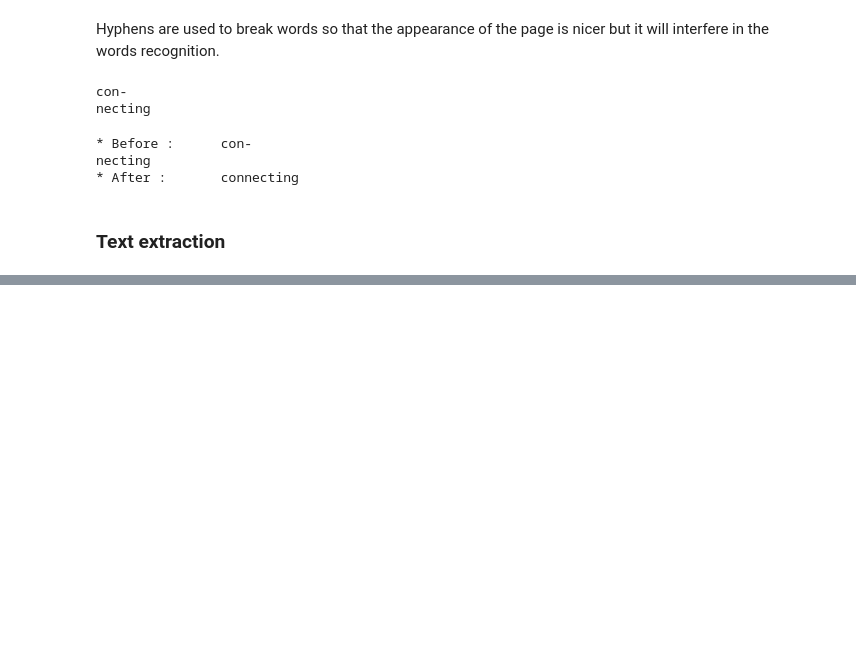
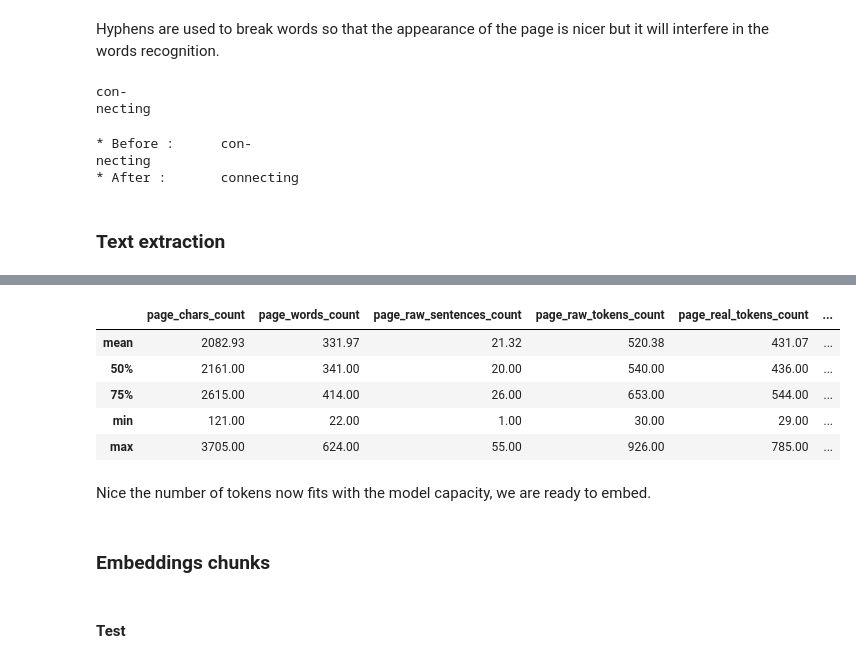
Before and after one commit to anquetos/gcp-professional-data-engineer-rag, a Jupyter notebook: test-pdf-import.ipynb, the cells around one changed output, grey strips where cells are left out. Cells and saved outputs as stored; diff of their text form; code cells hidden in the pictures; blank space fills up the shorter version.

Commit message:
Added token counts and text chunking.

```diff
--- a/test-pdf-import.ipynb
+++ b/test-pdf-import.ipynb
@@ -591,0 +300,10 @@ Embedding: [-2.07982659e-02  3.03164534e-02 -2.01218035e-02  6.86484650e-02
+# %%
+# Calculate raw tokens count
+for page in extracted_pages:
+    page["page_raw_tokens_count"] = len(page["page_text"]) // 4
+
+# Regenerate DataFrame and statistics
+df = pd.DataFrame(extracted_pages)
+df.describe().drop(columns=["page_number"]).loc[
+    ["mean", "50%", "75%", "min", "max"]
+].round(2)
@@ -591,0 +321,15 @@ Embedding: [-2.07982659e-02  3.03164534e-02 -2.01218035e-02  6.86484650e-02
+# %%
+# Instantiate the text splitter
+text_splitter = SentenceTransformersTokenTextSplitter(
+    model_name="sentence-transformers/all-mpnet-base-v2"
+)
+
+# Calculate real tokens count
+for page in extracted_pages:
+    page["page_real_tokens_count"] = text_splitter.count_tokens(text=page["page_text"])
+
+# Regenerate DataFrame and statistics
+df = pd.DataFrame(extracted_pages)
+df.describe().drop(columns=["page_number"]).loc[
+    ["mean", "50%", "75%", "min", "max"]
+].round(2)
@@ -591,0 +351,32 @@ Embedding: [-2.07982659e-02  3.03164534e-02 -2.01218035e-02  6.86484650e-02
+# %%
+# Instantiate the text splitter
+text_splitter = SentenceTransformersTokenTextSplitter(
+    chunk_overlap=200, model_name="sentence-transformers/all-mpnet-base-v2"
+)
+
+# Split the text for each page
+for page in extracted_pages:
+    page["page_chunks"] = text_splitter.split_text(text=page["page_text"])
+    page["page_chunks_max_tokens_count"] = max(
+        text_splitter.count_tokens(text=chunk) for chunk in page["page_chunks"]
+    )
+    page["page_chunks_count"] = len(page["page_chunks"])
+
+# Regenerate DataFrame and statistics
+df = pd.DataFrame(extracted_pages)
+df.describe().drop(columns=["page_number"]).loc[
+    ["mean", "50%", "75%", "min", "max"]
+].round(2)
+# %% [output]
+|  | page_chars_count | page_words_count | page_raw_sentences_count | page_raw_tokens_count | page_real_tokens_count | ... |
+| mean | 2082.93 | 331.97 | 21.32 | 520.38 | 431.07 | ... |
+| 50% | 2161.00 | 341.00 | 20.00 | 540.00 | 436.00 | ... |
+| 75% | 2615.00 | 414.00 | 26.00 | 653.00 | 544.00 | ... |
+| min | 121.00 | 22.00 | 1.00 | 30.00 | 29.00 | ... |
+| max | 3705.00 | 624.00 | 55.00 | 926.00 | 785.00 | ... |
+# %% [markdown]
+Nice the number of tokens now fits with the model capacity, we are ready to embed.
+# %% [markdown]
+### Embeddings chunks
+# %% [markdown]
+#### Test
```
Also changed, not shown: parts of 41 cells of this notebook.
